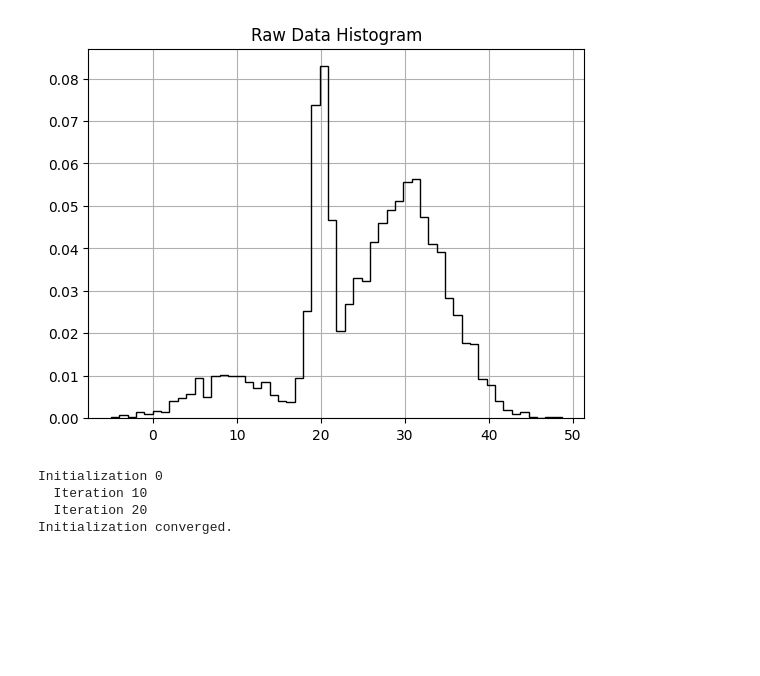
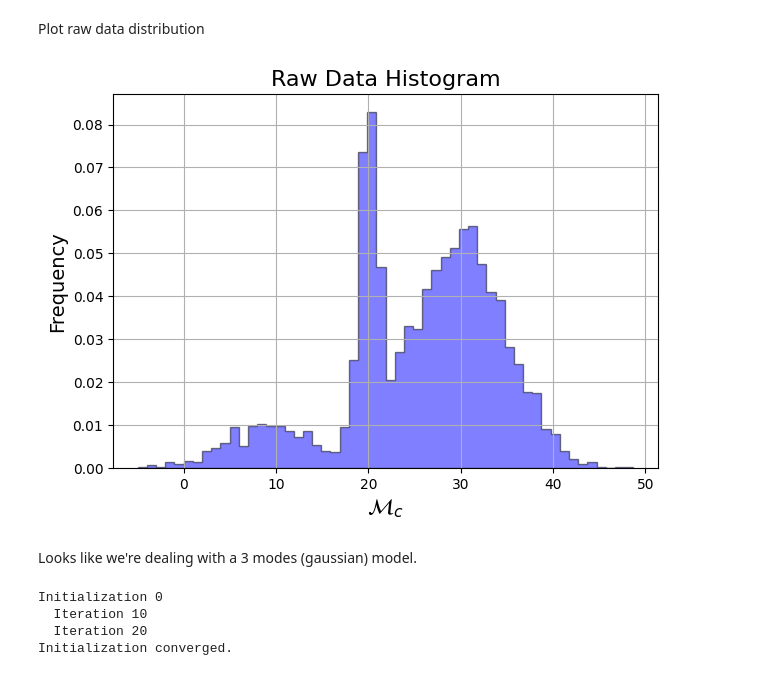
Before and after one commit to Richardforphys/AstroStatistics, a Jupyter notebook: AML/Notebooks/AstroStatistics/BHB.ipynb, the cells around one changed output. Saved outputs shown, nothing was run; the diff lists cells and outputs as text; code cells hidden in the pictures; blank space fills up the shorter version.

```diff
--- a/AML/Notebooks/AstroStatistics/BHB.ipynb
+++ b/AML/Notebooks/AstroStatistics/BHB.ipynb
@@ -4,12 +4,19 @@ import numpy as np
 data = np.load(r"C:\Users\ricca\Documents\Unimib-Code\AstroStatistics\AML\Notebooks\AstroStatistics\Data\formationchannels.npy")
 # %%
 import matplotlib.pyplot as plt
+# %% [markdown]
+Plot raw data distribution
 # %%
-counts, bins, _ = plt.hist(data, bins=int(np.sqrt(data.shape[0])), histtype='step', edgecolor='black', density=True)
-plt.title('Raw Data Histogram')
+counts, bins, _ = plt.hist(data, bins=int(np.sqrt(data.shape[0])), histtype='stepfilled', edgecolor='black',color='blue', alpha=0.5, density=True)
+plt.title('Raw Data Histogram', fontsize=16)
 plt.grid()
+plt.ylabel('Frequency',fontsize=14)
+plt.xlabel(r'$\mathcal{M}_c$', fontsize=16)
+plt.tight_layout()
 # %% [output]
-[figure, old version]
+[figure, new version]
+# %% [markdown]
+Looks like we're dealing with a 3 modes (gaussian) model.
 # %%
 from sklearn.mixture import GaussianMixture as GM
 # %%
```
Also changed, not shown: parts of 32 cells of this notebook.
